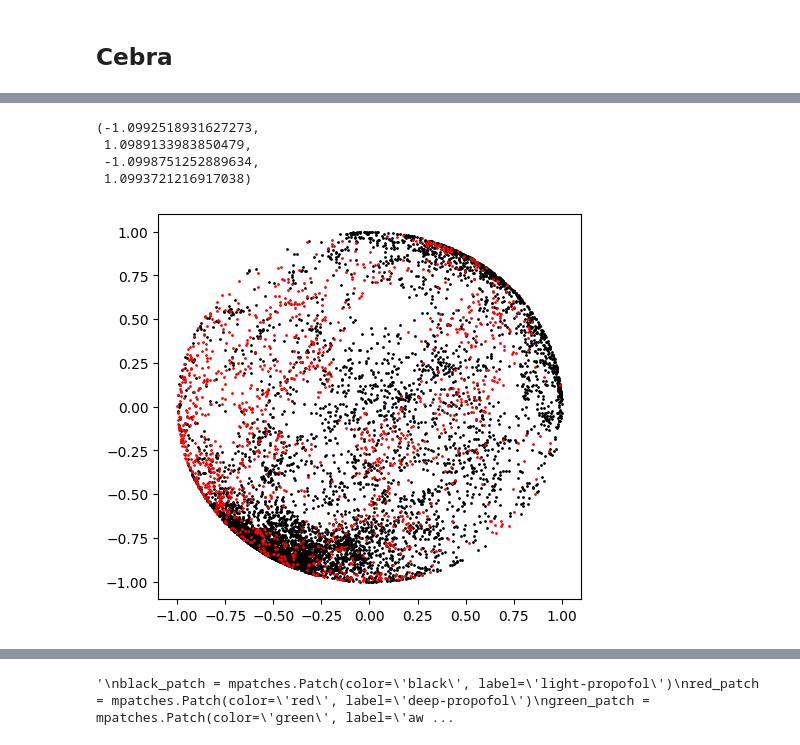
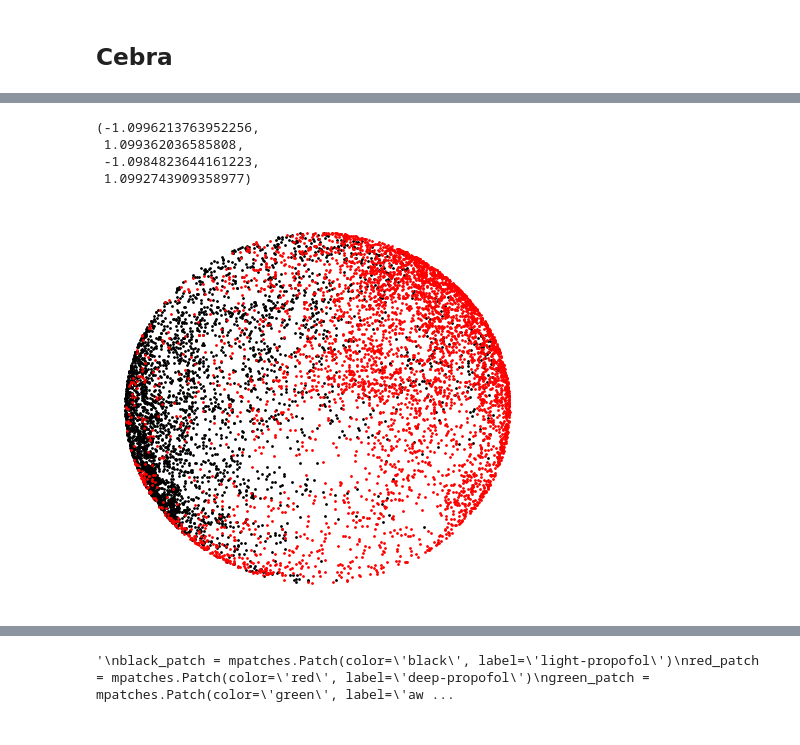
Before and after one commit to Aurelien-Stumpf-Mascles/2023_asm_tembedding, a Jupyter notebook: code/notebooks/cebra_time/demo_monkey_fmri_cebra_time.ipynb, the cells around one changed output, grey strips where cells are left out. Saved outputs shown, nothing was run; the diff lists cells and outputs as text; code cells hidden in the pictures.

```diff
--- a/code/notebooks/cebra_time/demo_monkey_fmri_cebra_time.ipynb
+++ b/code/notebooks/cebra_time/demo_monkey_fmri_cebra_time.ipynb
@@ -116,7 +131,7 @@ fc_loader = cebra2.dataset.MultiSessionLoader(fc_dataset, num_steps = 1000, batc
 # %%
 cebra_fc = single_session_solver(data_loader = fc_loader, model_architecture = 'offset1-model',
                  distance = 'euclidean', num_hidden_units = 128, output_dimension = 128,
-                verbose = True, temperature = 1, beta = 10,learning_rate = 3e-2, model = model)
+                verbose = True, temperature = 0.01, beta = 10,learning_rate = 3e-1, model = model)
 # %%
-cebra_fc.fit(fc_loader)
+cebra_fc.fit(fc_loader,test_dataset)
 # %% [output]
@@ -146,12 +156,13 @@ fc_emb = _compute_emissions_single(cebra_fc, fc_dataset.neural.reshape(-1,3321))
 # %%
 fig = plt.figure(figsize = (12,5))
 
+fc_emb = _compute_emissions_single(cebra_fc, fc_dataset.neural.reshape(-1,3321)).reshape(-1,461,3)
 ax1 = plt.subplot(121)
 colors = ["black",'red','green']
-for i in range(25):
+for i in range(18):
     ax1.scatter(fc_emb[i,:,2], fc_emb[i,:,0], cmap = matplotlib.colors.ListedColormap(colors), c = colors[labels_train[i,0]], s=1)
 #ax1.xticks()
-ax1.axis('on')
+ax1.axis('off')
 
 """
 black_patch = mpatches.Patch(color='black', label='light-propofol')
@@ -164,0 +176,9 @@ ax1.legend(handles=[black_patch,red_patch,green_patch])
+# %%
+fc_emb = _compute_emissions_single(cebra_fc, torch.from_numpy(dfc_val.reshape(-1,3321)).type(torch.float32)).reshape(-1,461,3)
+fig = plt.figure(figsize = (12,5))
+ax1 = plt.subplot(121)
+colors = ["black",'red','green']
+for i in range(7):
+    ax1.scatter(fc_emb[i,:,2], fc_emb[i,:,0], cmap = matplotlib.colors.ListedColormap(colors), c = colors[labels_val[i,0]], s=1)
+#ax1.xticks()
+ax1.axis('off')
@@ -165,15 +191,15 @@ ax1.legend(handles=[black_patch,red_patch,green_patch])
 # %%
 fc_emb = _compute_emissions_single(cebra_fc, torch.from_numpy(dfc_test.reshape(-1,3321)).type(torch.float32)).reshape(-1,461,3)
 fig = plt.figure(figsize = (12,5))
 ax1 = plt.subplot(121)
 colors = ["black",'red','green']
 for i in range(18):
-    ax1.scatter(fc_emb[i,:,2], fc_emb[i,:,0], cmap = matplotlib.colors.ListedColormap(colors), c = colors[labels_train[i,0]], s=1)
+    ax1.scatter(fc_emb[i,:,2], fc_emb[i,:,0], cmap = matplotlib.colors.ListedColormap(colors), c = colors[labels_test[i,0]], s=1)
 #ax1.xticks()
-ax1.axis('on')
+ax1.axis('off')
 # %% [output]
-(-1.0992518931627273,
- 1.0989133983850479,
- -1.0998751252889634,
- 1.0993721216917038)
+(-1.0996213763952256,
+ 1.099362036585808,
+ -1.0984823644161223,
+ 1.0992743909358977)
-[figure, old version]
+[figure, new version]
```
Also changed, not shown: parts of 21 cells of this notebook, 10 other files.
